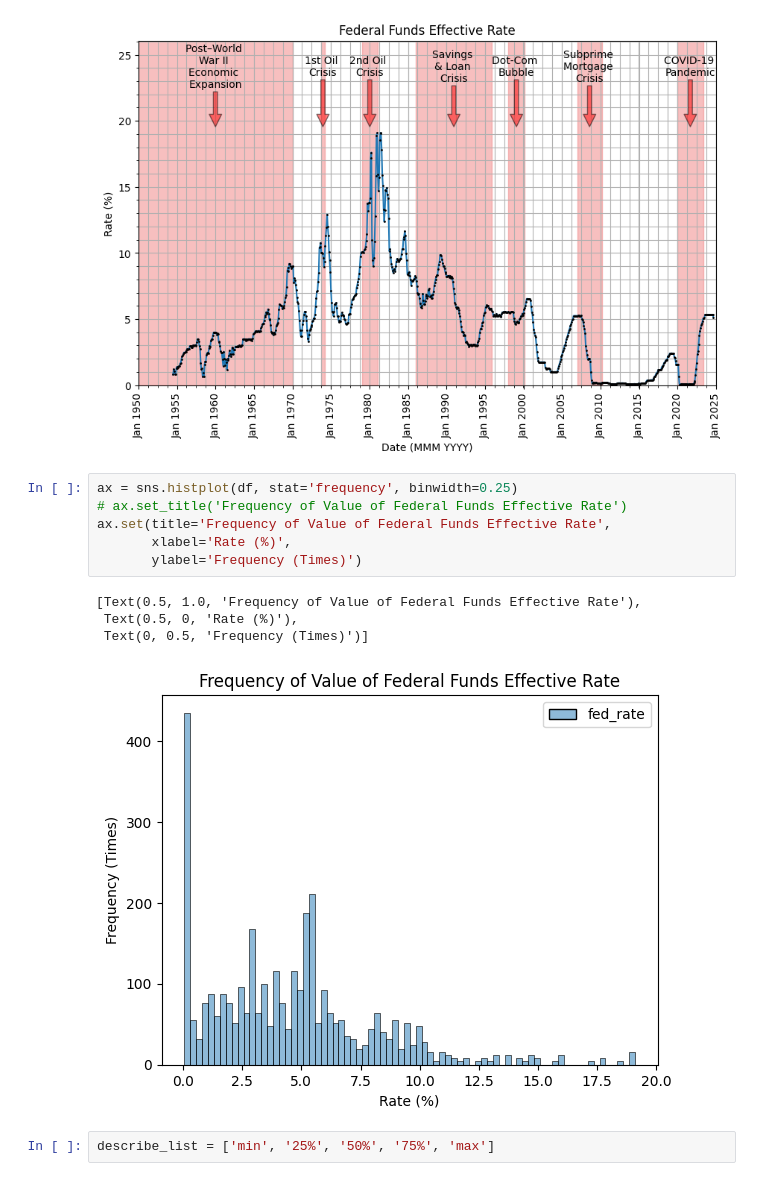
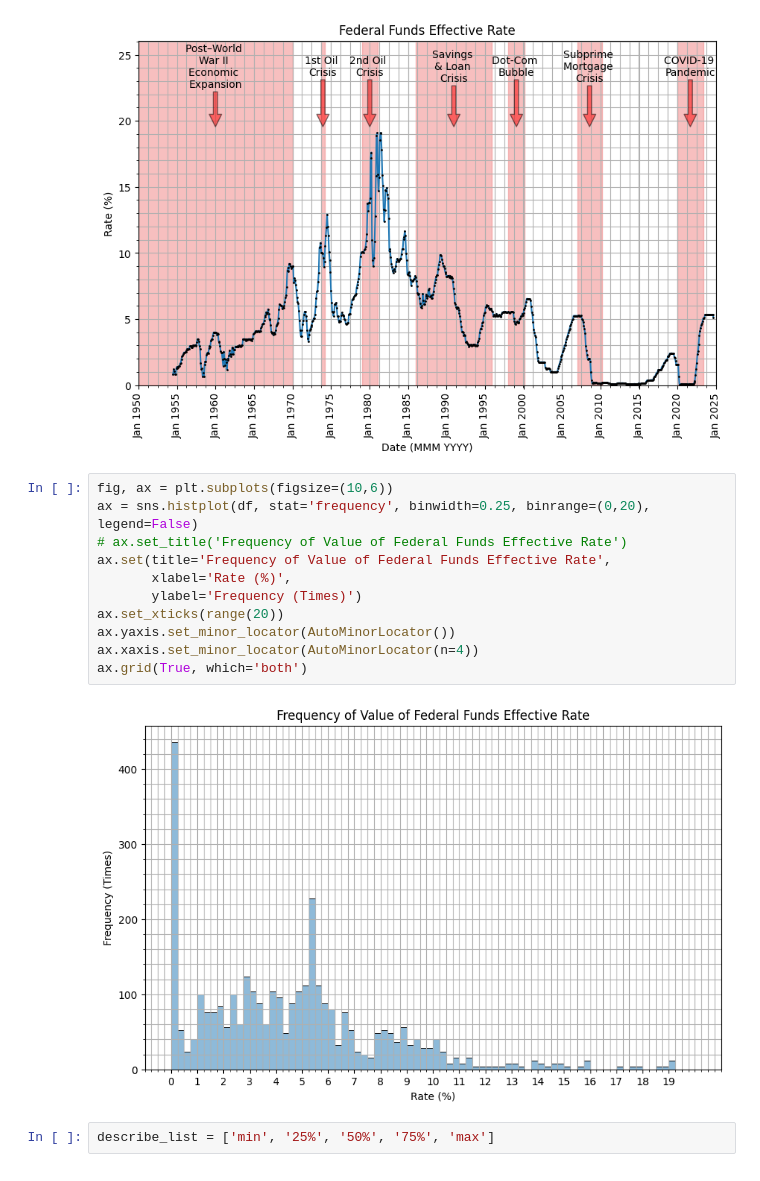
Before and after one commit to TimothyBut/fed_fund_rate, a Jupyter notebook: Exploratory Data Analysis.ipynb, the cells around one changed output. Drawn from its saved outputs; the diff is of its cells as text.

Commit message:
Exploratory Data Analysis
Update grid and minor tick for his plot

```diff
--- a/Exploratory Data Analysis.ipynb
+++ b/Exploratory Data Analysis.ipynb
@@ -72,16 +72,18 @@ plot_with_issue(df=df, title=title_df, x_label=x_label_df, y_label=y_label_df, d
 # %% [output]
 [figure]
 # %%
-ax = sns.histplot(df, stat='frequency', binwidth=0.25)
+fig, ax = plt.subplots(figsize=(10,6))
+ax = sns.histplot(df, stat='frequency', binwidth=0.25, binrange=(0,20), legend=False)
 # ax.set_title('Frequency of Value of Federal Funds Effective Rate')
 ax.set(title='Frequency of Value of Federal Funds Effective Rate',
        xlabel='Rate (%)',
        ylabel='Frequency (Times)')
+ax.set_xticks(range(20))
+ax.yaxis.set_minor_locator(AutoMinorLocator())
+ax.xaxis.set_minor_locator(AutoMinorLocator(n=4))
+ax.grid(True, which='both')
 # %% [output]
-[Text(0.5, 1.0, 'Frequency of Value of Federal Funds Effective Rate'),
- Text(0.5, 0, 'Rate (%)'),
- Text(0, 0.5, 'Frequency (Times)')]
-[figure, old version]
+[figure, new version]
 # %%
 describe_list = ['min', '25%', '50%', '75%', 'max']
 # %%
```
